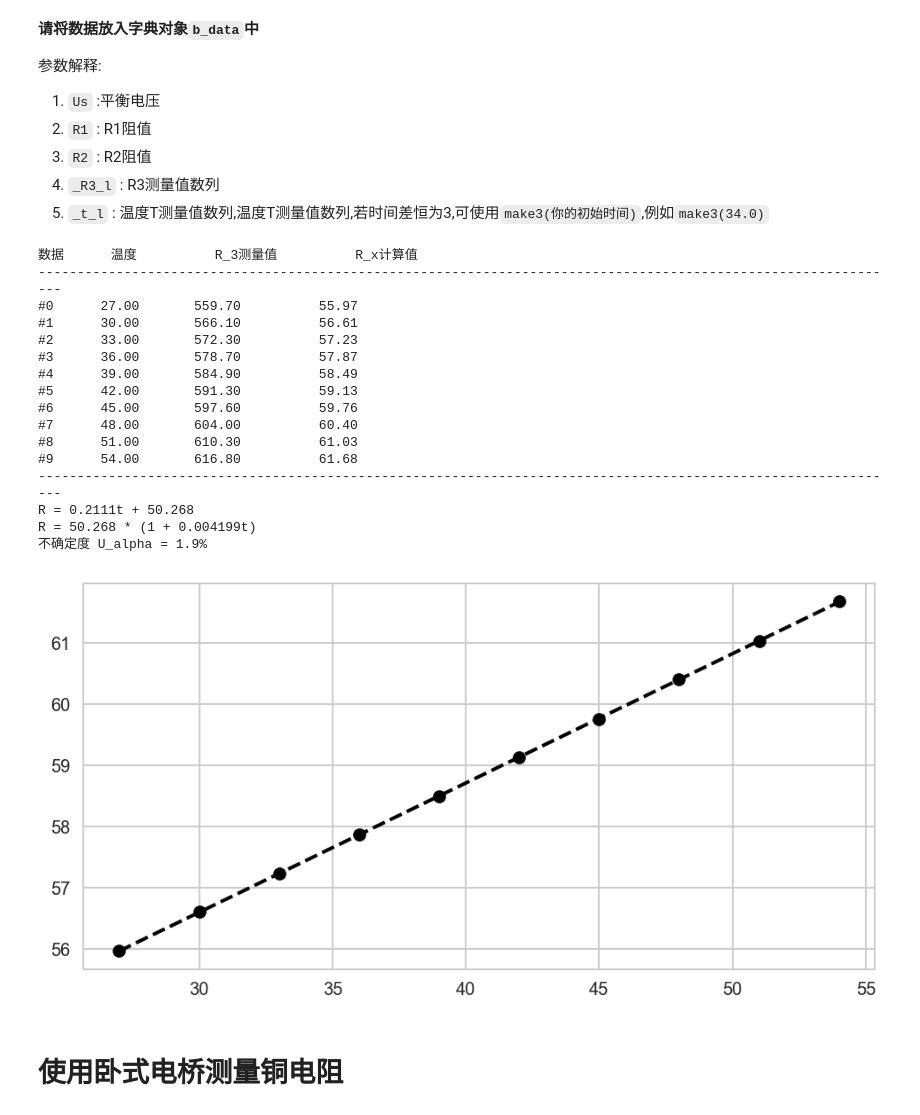
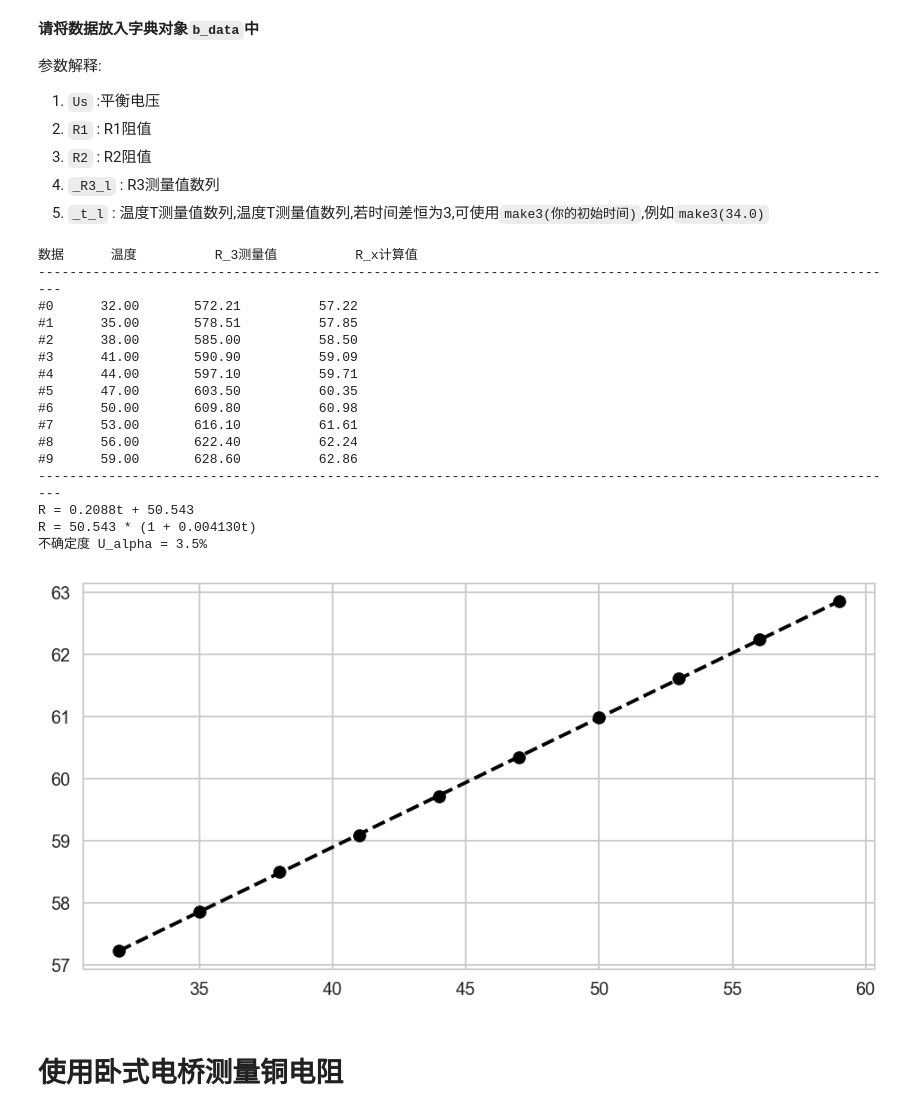
Before and after one commit to Yangjiaxi/pe, a Jupyter notebook: DC Bridge/DC_B.ipynb, the cells around one changed output. Cells and saved outputs as stored; diff of their text form; code cells hidden in the pictures.

```diff
--- a/DC Bridge/DC_B.ipynb
+++ b/DC Bridge/DC_B.ipynb
@@ -50,33 +50,33 @@ def b_bridge(Us, R1, R2, _R3_l, _t_l):
 3. `R2` : R2阻值
 4. `_R3_l` : R3测量值数列
 5. `_t_l` : 温度T测量值数列,温度T测量值数列,若时间差恒为3,可使用`make3(你的初始时间)`,例如`make3(34.0)`
-# %%
-b_data = {
-    'Us'    : 5,
-    'R1'    : 100,
-    'R2'    : 1000,
-    '_R3_l' : [559.70,566.10,572.30,578.70,584.90,591.30,597.60,604.00,610.30,616.80],
-    '_t_l'  : make3(27)
-}
-b_bridge(**b_data)
-# %% [output]
-数据      温度          R_3测量值          R_x计算值
----------------------------------------------------------------------------------------------------------------
-#0      27.00       559.70          55.97
-#1      30.00       566.10          56.61
-#2      33.00       572.30          57.23
-#3      36.00       578.70          57.87
-#4      39.00       584.90          58.49
-#5      42.00       591.30          59.13
-#6      45.00       597.60          59.76
-#7      48.00       604.00          60.40
-#8      51.00       610.30          61.03
-#9      54.00       616.80          61.68
----------------------------------------------------------------------------------------------------------------
-R = 0.2111t + 50.268
-R = 50.268 * (1 + 0.004199t)
-不确定度 U_alpha = 1.9%
-[figure, removed]
+# %%
+b_data = {
+    'Us'    : 5,
+    'R1'    : 100,
+    'R2'    : 1000,
+    '_R3_l' : [572.21,578.51,585.00,590.90,597.10,603.50,609.80,616.10,622.40,628.60],
+    '_t_l'  : make3(32)
+}
+b_bridge(**b_data)
+# %% [output]
+数据      温度          R_3测量值          R_x计算值
+---------------------------------------------------------------------------------------------------------------
+#0      32.00       572.21          57.22
+#1      35.00       578.51          57.85
+#2      38.00       585.00          58.50
+#3      41.00       590.90          59.09
+#4      44.00       597.10          59.71
+#5      47.00       603.50          60.35
+#6      50.00       609.80          60.98
+#7      53.00       616.10          61.61
+#8      56.00       622.40          62.24
+#9      59.00       628.60          62.86
+---------------------------------------------------------------------------------------------------------------
+R = 0.2088t + 50.543
+R = 50.543 * (1 + 0.004130t)
+不确定度 U_alpha = 3.5%
+[figure, added]
 # %% [markdown]
 # 使用卧式电桥测量铜电阻
 # %%
```
Also changed, not shown: parts of 2 cells of this notebook.
